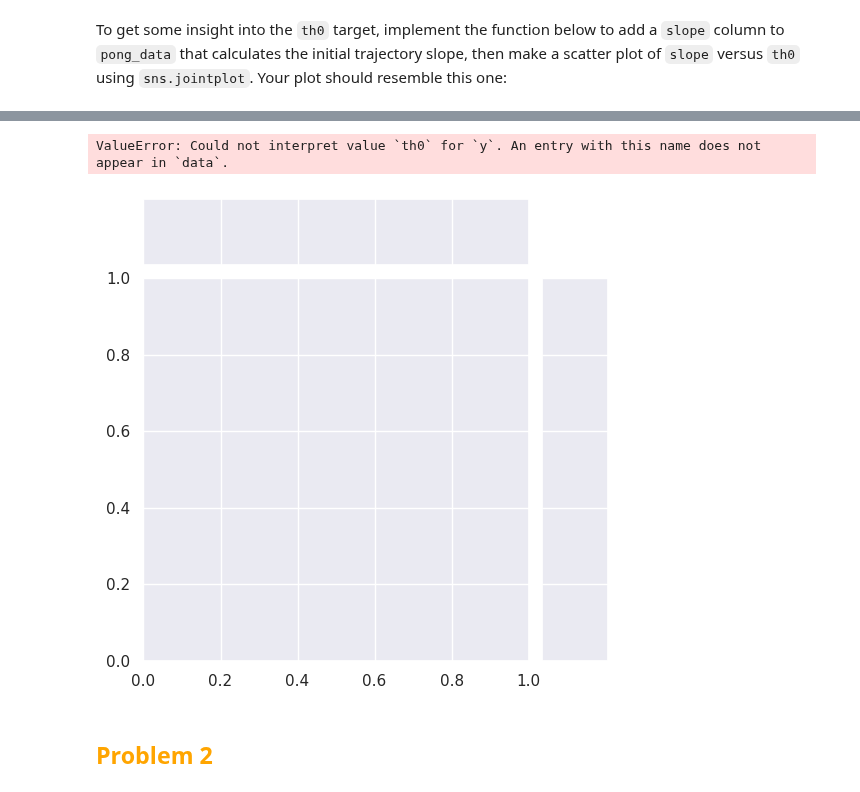
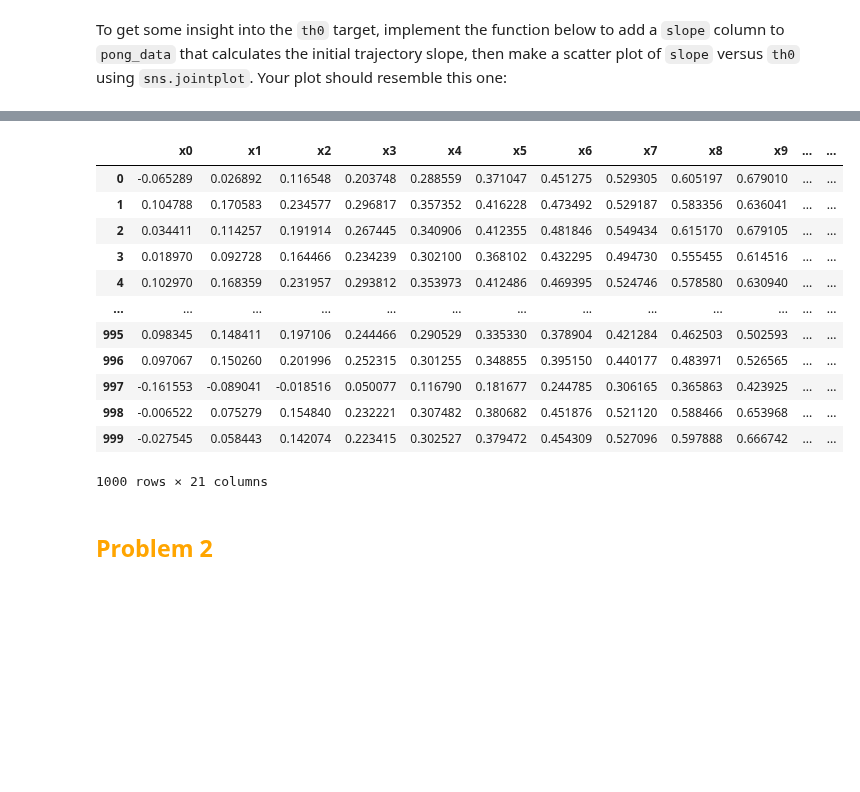
Before and after one commit to hcc7402/Phys503-Work-Campos, a Jupyter notebook: _sources/homework/Homework_02.ipynb, the cells around one changed output, grey strips where cells are left out. Saved outputs shown, nothing was run; the diff lists cells and outputs as text; code cells hidden in the pictures; blank space fills up the shorter version.

```diff
--- a/_sources/homework/Homework_02.ipynb
+++ b/_sources/homework/Homework_02.ipynb
@@ -148,18 +131,39 @@ To get some insight into the `th0` target, implement the function below to add a
 # %%
 def compare_slope_th0():
     """Display scatter plot of calculated initial slope vs target th0.
     """
     # YOUR CODE HERE
 
-    pong_data['slope'] = (pong_data['x1'] - pong_data['x0']) / (pong_data['y1'] - pong_data['y0'])    # simple slope calculation
-    sns.jointplot(data=pong_data, x='slope', y='th0', kind='scatter')   # join plots
+    for i in range(len(pong_data)):
+        pong_data.loc[i, 'slope'] = (pong_data.loc[i, 'y1'] - pong_data.loc[i, 'y0']) / (pong_data.loc[i, 'x1'] - pong_data.loc[i, 'x0'])   # simple slope calculation
+
+        return pong_data
+
+
+    sns.jointplot(data=pong_targets, x='slope', y='th0', kind='scatter')   # join plots
+
+    plt.show()    # plotting stuff
+    plt.xlabel('x0')
+    plt.ylabel('Density')
+    plt.title('Distribution of x0')
 
     raise NotImplementedError()
 
 compare_slope_th0()
 # %% [output]
+|  | x0 | x1 | x2 | x3 | x4 | x5 | x6 | x7 | x8 | x9 | ... | ... |
+| 0 | -0.065289 | 0.026892 | 0.116548 | 0.203748 | 0.288559 | 0.371047 | 0.451275 | 0.529305 | 0.605197 | 0.679010 | ... | ... |
+| 1 | 0.104788 | 0.170583 | 0.234577 | 0.296817 | 0.357352 | 0.416228 | 0.473492 | 0.529187 | 0.583356 | 0.636041 | ... | ... |
+| 2 | 0.034411 | 0.114257 | 0.191914 | 0.267445 | 0.340906 | 0.412355 | 0.481846 | 0.549434 | 0.615170 | 0.679105 | ... | ... |
+| 3 | 0.018970 | 0.092728 | 0.164466 | 0.234239 | 0.302100 | 0.368102 | 0.432295 | 0.494730 | 0.555455 | 0.614516 | ... | ... |
+| 4 | 0.102970 | 0.168359 | 0.231957 | 0.293812 | 0.353973 | 0.412486 | 0.469395 | 0.524746 | 0.578580 | 0.630940 | ... | ... |
+| ... | ... | ... | ... | ... | ... | ... | ... | ... | ... | ... | ... | ... |
+| 995 | 0.098345 | 0.148411 | 0.197106 | 0.244466 | 0.290529 | 0.335330 | 0.378904 | 0.421284 | 0.462503 | 0.502593 | ... | ... |
+| 996 | 0.097067 | 0.150260 | 0.201996 | 0.252315 | 0.301255 | 0.348855 | 0.395150 | 0.440177 | 0.483971 | 0.526565 | ... | ... |
+| 997 | -0.161553 | -0.089041 | -0.018516 | 0.050077 | 0.116790 | 0.181677 | 0.244785 | 0.306165 | 0.365863 | 0.423925 | ... | ... |
+| 998 | -0.006522 | 0.075279 | 0.154840 | 0.232221 | 0.307482 | 0.380682 | 0.451876 | 0.521120 | 0.588466 | 0.653968 | ... | ... |
+| 999 | -0.027545 | 0.058443 | 0.142074 | 0.223415 | 0.302527 | 0.379472 | 0.454309 | 0.527096 | 0.597888 | 0.666742 | ... | ... |
-ValueError: Could not interpret value `th0` for `y`. An entry with this name does not appear in `data`.
+1000 rows × 21 columns
-[figure, removed]
 # %% [markdown]
 ## <span style="color:Orange">Problem 2</span>
 # %% [markdown]
```
Also changed, not shown: parts of 2 cells of this notebook.
